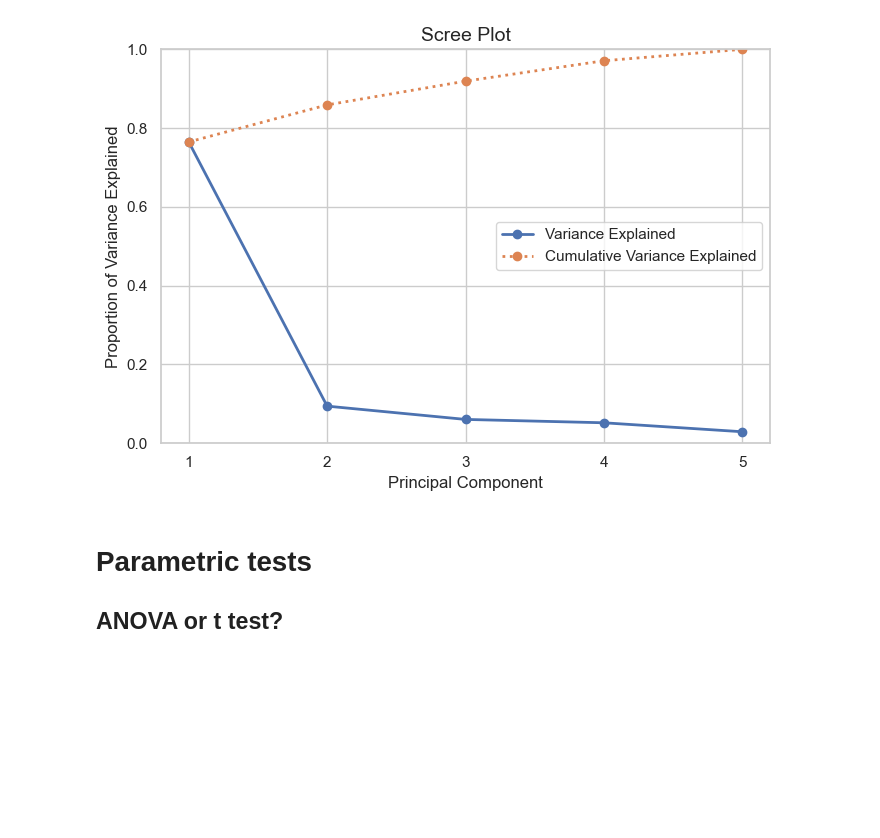
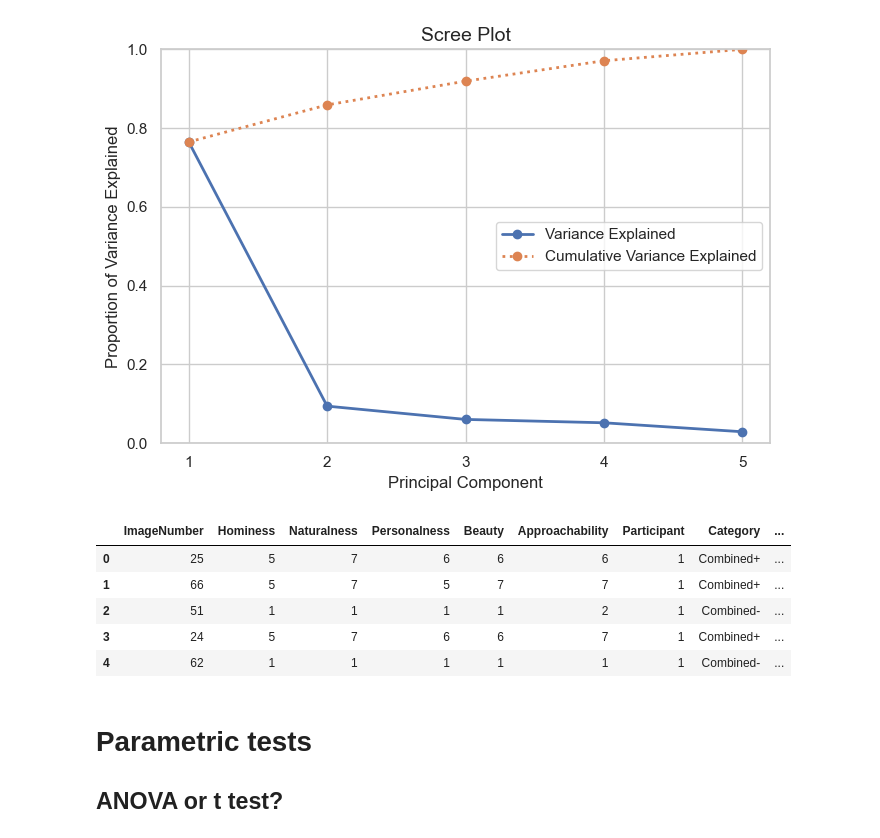
Before and after one commit to PsyYang/NeuroArchitecture, a Jupyter notebook: ASD_analysis.ipynb, the cells around one changed output. Cells and saved outputs as stored; diff of their text form; code cells hidden in the pictures; blank space fills up the shorter version.

```diff
--- a/ASD_analysis.ipynb
+++ b/ASD_analysis.ipynb
@@ -226,3 +229,12 @@ df['mean_rating'] = df[rating_cols].mean(axis=1)
+# %%
+df.head()
+# %% [output]
+|  | ImageNumber | Hominess | Naturalness | Personalness | Beauty | Approachability | Participant | Category | ... |
+| 0 | 25 | 5 | 7 | 6 | 6 | 6 | 1 | Combined+ | ... |
+| 1 | 66 | 5 | 7 | 5 | 7 | 7 | 1 | Combined+ | ... |
+| 2 | 51 | 1 | 1 | 1 | 1 | 2 | 1 | Combined- | ... |
+| 3 | 24 | 5 | 7 | 6 | 6 | 7 | 1 | Combined+ | ... |
+| 4 | 62 | 1 | 1 | 1 | 1 | 1 | 1 | Combined- | ... |
 # %% [markdown]
 # Parametric tests
 ## ANOVA or t test?
```
Also changed, not shown: parts of 4 cells of this notebook, 2 other files.
